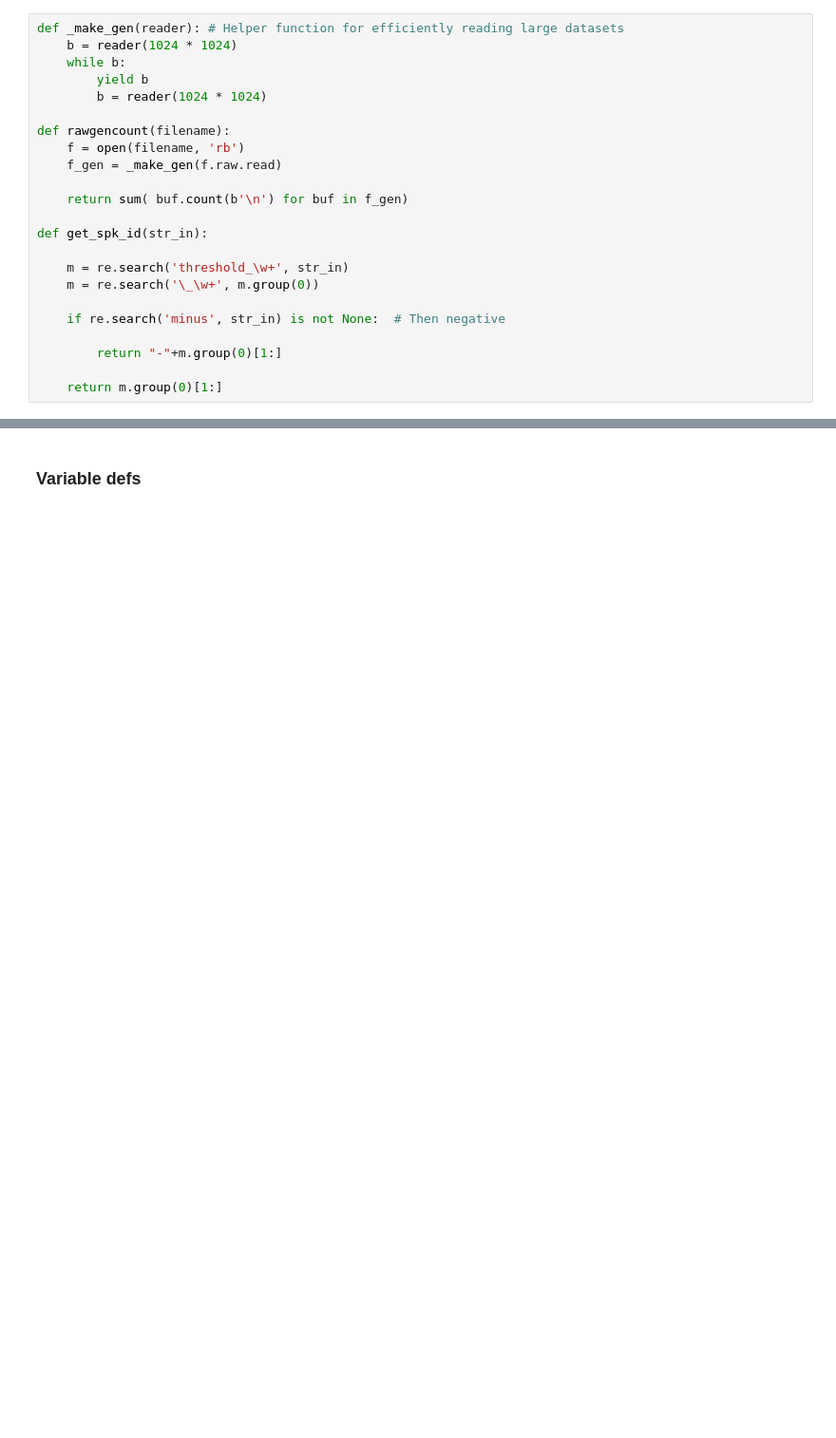
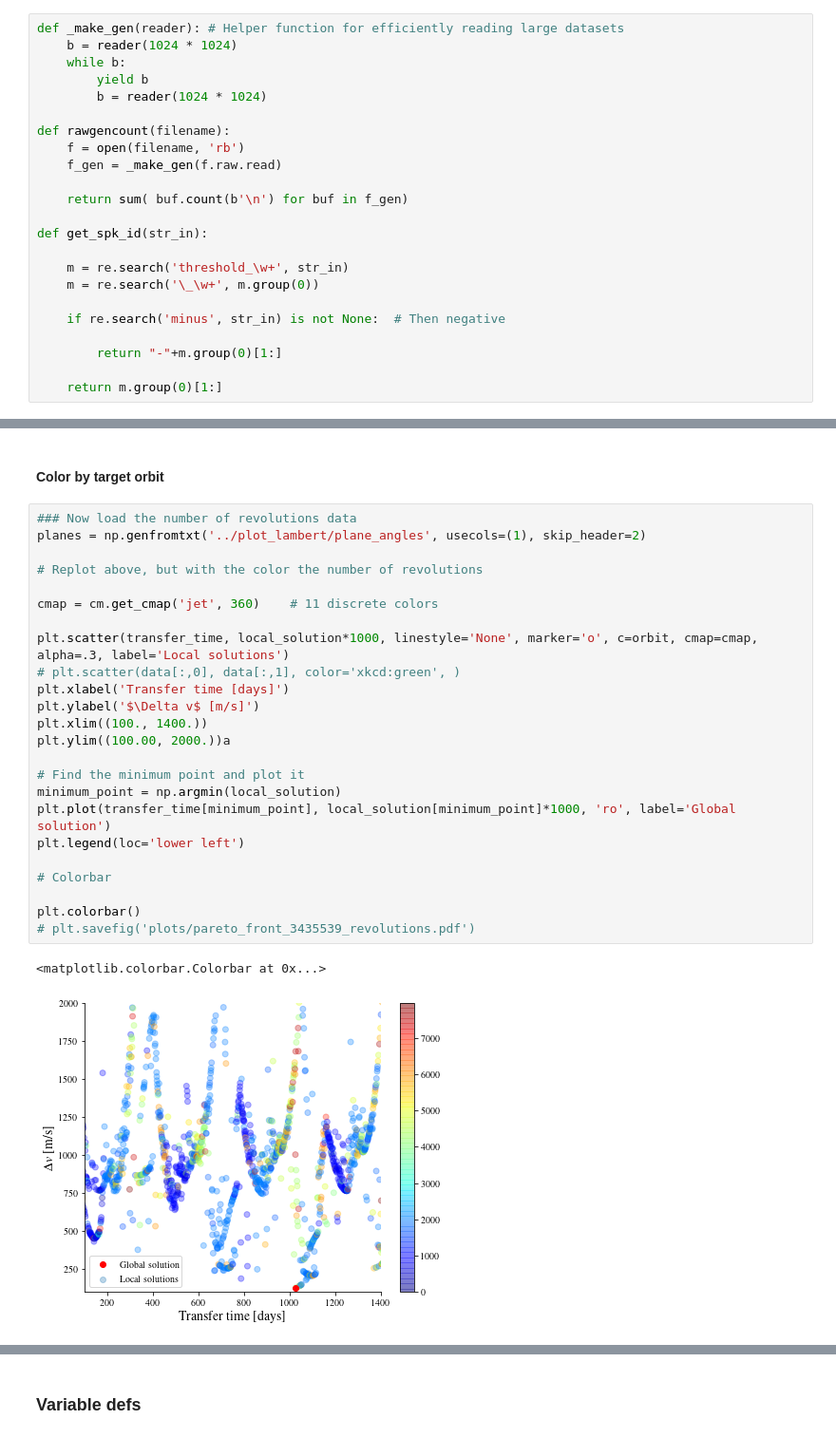
Before and after one commit to tylerjackoliver/Fortran-Asteroid-Retrieval-Toolkit, a Jupyter notebook: figures/make_plots.ipynb, the cells around one changed output, grey strips where cells are left out. Shown at 95% size. Cells and saved outputs as stored; diff of their text form; blank space fills up the shorter version.

```diff
--- a/figures/make_plots.ipynb
+++ b/figures/make_plots.ipynb
@@ -61,0 +115,29 @@ def get_spk_id(str_in):
+# %% [markdown]
+#### Color by target orbit
+# %%
+### Now load the number of revolutions data
+planes = np.genfromtxt('../plot_lambert/plane_angles', usecols=(1), skip_header=2)
+
+# Replot above, but with the color the number of revolutions
+
+cmap = cm.get_cmap('jet', 360)    # 11 discrete colors
+
+plt.scatter(transfer_time, local_solution*1000, linestyle='None', marker='o', c=orbit, cmap=cmap, alpha=.3, label='Local solutions')
+# plt.scatter(data[:,0], data[:,1], color='xkcd:green', )
+plt.xlabel('Transfer time [days]')
+plt.ylabel('$\Delta v$ [m/s]')
+plt.xlim((100., 1400.))
+plt.ylim((100.00, 2000.))a
+
+# Find the minimum point and plot it
+minimum_point = np.argmin(local_solution)
+plt.plot(transfer_time[minimum_point], local_solution[minimum_point]*1000, 'ro', label='Global solution')
+plt.legend(loc='lower left')
+
+# Colorbar
+
+plt.colorbar()
+# plt.savefig('plots/pareto_front_3435539_revolutions.pdf')
+# %% [output]
+<matplotlib.colorbar.Colorbar at 0x...>
+[figure, added]
```
Also changed, not shown: parts of 47 cells of this notebook.
